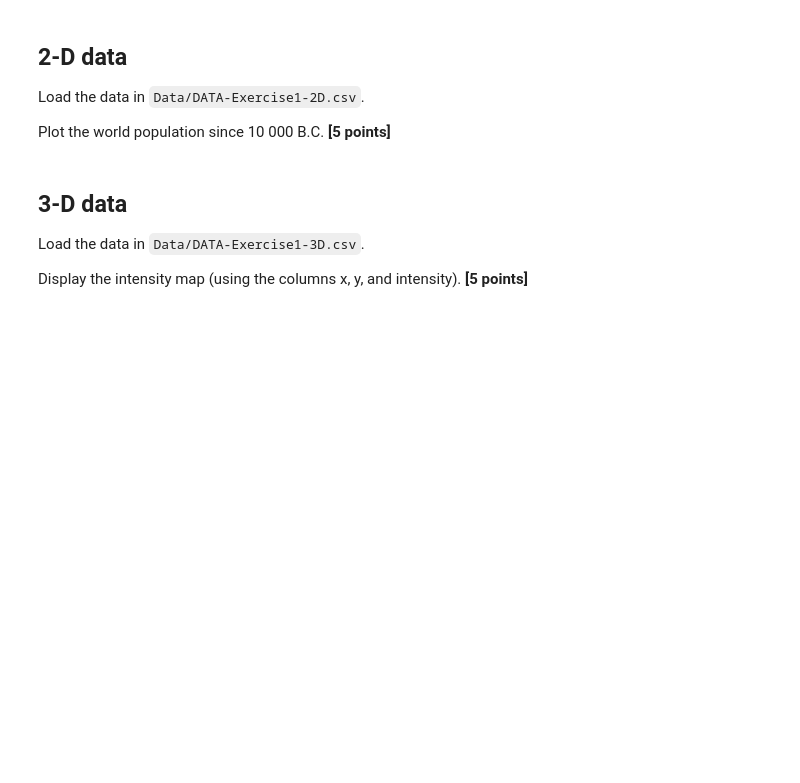
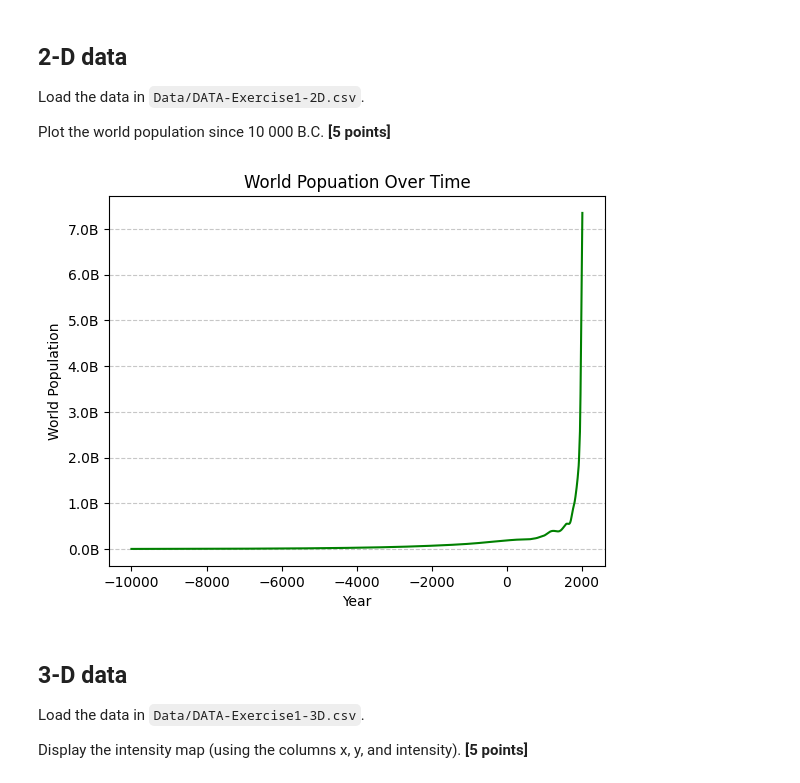
Before and after one commit to DAAP-Summer-2024/intro-to-data-structure-and-data-visualization-nilejara, a Jupyter notebook: assignment_1.ipynb, the cells around one changed output. Cells and saved outputs as stored; diff of their text form; code cells hidden in the pictures; blank space fills up the shorter version.

```diff
--- a/assignment_1.ipynb
+++ b/assignment_1.ipynb
@@ -406,6 +434,35 @@ Show the results of 1000 coin tosses (head "H" or tail "T").  **[5 points]**
 Load the data in `Data/DATA-Exercise1-2D.csv`.
 
 Plot the world population since 10 000 B.C.  **[5 points]**
+# %%
+import pandas as pd
+import matplotlib.pyplot as plt
+import matplotlib.ticker as ticker
+from matplotlib.ticker import FuncFormatter
+
+# Datei laden
+file_path = "Data/DATA-Exercise1-2D.csv"
+data = pd.read_csv(file_path)
+
+
+def billions_formatter(x, pos):
+    return f'{x / 1e9:.1f}B'
+
+# Balkendiagramm mit pd.DataFrame.plot() erstellen
+ax = data.plot(kind='line', x='year', y='World Population (Spline Interpolation until 1950) (https://ourworldindata.org/world-population-growth/)', color='green', legend=False)
+
+# Achsen beschriften und Titel hinzufügen
+ax.set_title("World Popuation Over Time")
+ax.set_xlabel("Year")
+ax.set_ylabel("World Population")
+ax.yaxis.set_major_formatter(FuncFormatter(billions_formatter))
+#plt.ticklabel_format(style='plain', axis='y')
+plt.grid(axis='y', linestyle='--', alpha=0.7)
+
+# Diagramm anzeigen
+plt.show()
+# %% [output]
+[figure, added]
 # %% [markdown]
 ## 3-D data
 
```
Also changed, not shown: parts of 1 cell of this notebook.
